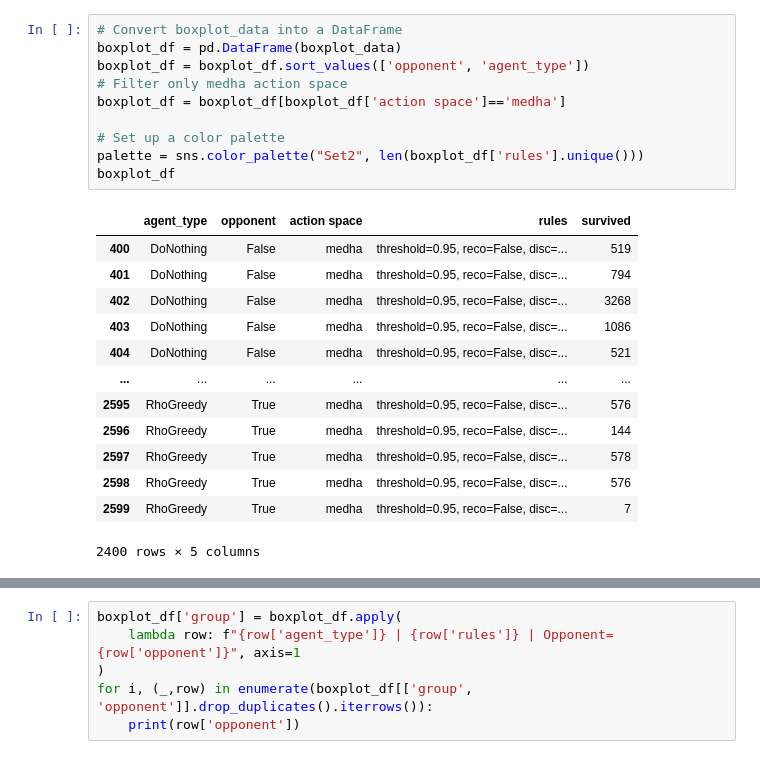
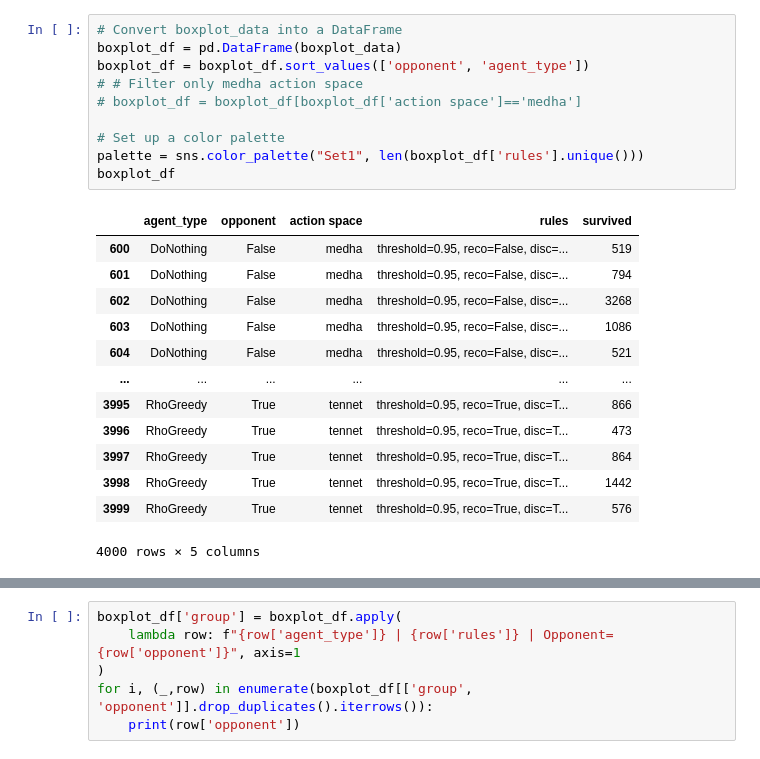
Before and after one commit to EricavanderSar/rl4pnc-survey, a Jupyter notebook: Agent_evaluation.ipynb, the cells around one changed output, grey strips where cells are left out. Cells and saved outputs as stored; diff of their text form.

```diff
--- a/Agent_evaluation.ipynb
+++ b/Agent_evaluation.ipynb
@@ -162,25 +158,25 @@ display(data_with_opponent)
 # %%
 # Convert boxplot_data into a DataFrame
 boxplot_df = pd.DataFrame(boxplot_data)
 boxplot_df = boxplot_df.sort_values(['opponent', 'agent_type'])
-# Filter only medha action space
-boxplot_df = boxplot_df[boxplot_df['action space']=='medha']
+# # Filter only medha action space
+# boxplot_df = boxplot_df[boxplot_df['action space']=='medha']
 
 # Set up a color palette
-palette = sns.color_palette("Set2", len(boxplot_df['rules'].unique()))
+palette = sns.color_palette("Set1", len(boxplot_df['rules'].unique()))
 boxplot_df
 # %% [output]
 |  | agent_type | opponent | action space | rules | survived |
-| 400 | DoNothing | False | medha | threshold=0.95, reco=False, disc=... | 519 |
-| 401 | DoNothing | False | medha | threshold=0.95, reco=False, disc=... | 794 |
-| 402 | DoNothing | False | medha | threshold=0.95, reco=False, disc=... | 3268 |
-| 403 | DoNothing | False | medha | threshold=0.95, reco=False, disc=... | 1086 |
-| 404 | DoNothing | False | medha | threshold=0.95, reco=False, disc=... | 521 |
+| 600 | DoNothing | False | medha | threshold=0.95, reco=False, disc=... | 519 |
+| 601 | DoNothing | False | medha | threshold=0.95, reco=False, disc=... | 794 |
+| 602 | DoNothing | False | medha | threshold=0.95, reco=False, disc=... | 3268 |
+| 603 | DoNothing | False | medha | threshold=0.95, reco=False, disc=... | 1086 |
+| 604 | DoNothing | False | medha | threshold=0.95, reco=False, disc=... | 521 |
 | ... | ... | ... | ... | ... | ... |
-| 2595 | RhoGreedy | True | medha | threshold=0.95, reco=False, disc=... | 576 |
-| 2596 | RhoGreedy | True | medha | threshold=0.95, reco=False, disc=... | 144 |
-| 2597 | RhoGreedy | True | medha | threshold=0.95, reco=False, disc=... | 578 |
-| 2598 | RhoGreedy | True | medha | threshold=0.95, reco=False, disc=... | 576 |
-| 2599 | RhoGreedy | True | medha | threshold=0.95, reco=False, disc=... | 7 |
+| 3995 | RhoGreedy | True | tennet | threshold=0.95, reco=True, disc=T... | 866 |
+| 3996 | RhoGreedy | True | tennet | threshold=0.95, reco=True, disc=T... | 473 |
+| 3997 | RhoGreedy | True | tennet | threshold=0.95, reco=True, disc=T... | 864 |
+| 3998 | RhoGreedy | True | tennet | threshold=0.95, reco=True, disc=T... | 1442 |
+| 3999 | RhoGreedy | True | tennet | threshold=0.95, reco=True, disc=T... | 576 |
-2400 rows × 5 columns
+4000 rows × 5 columns
 # %%
```
Also changed, not shown: parts of 9 cells of this notebook.
